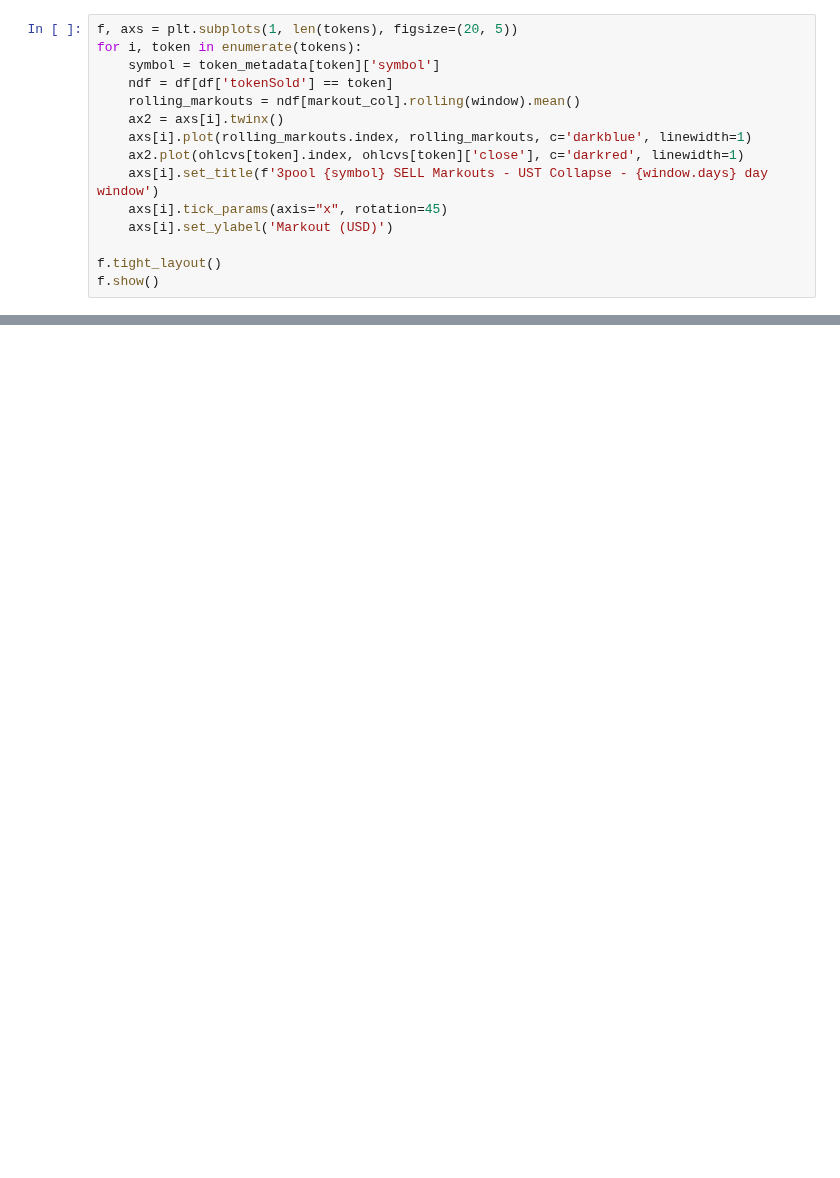
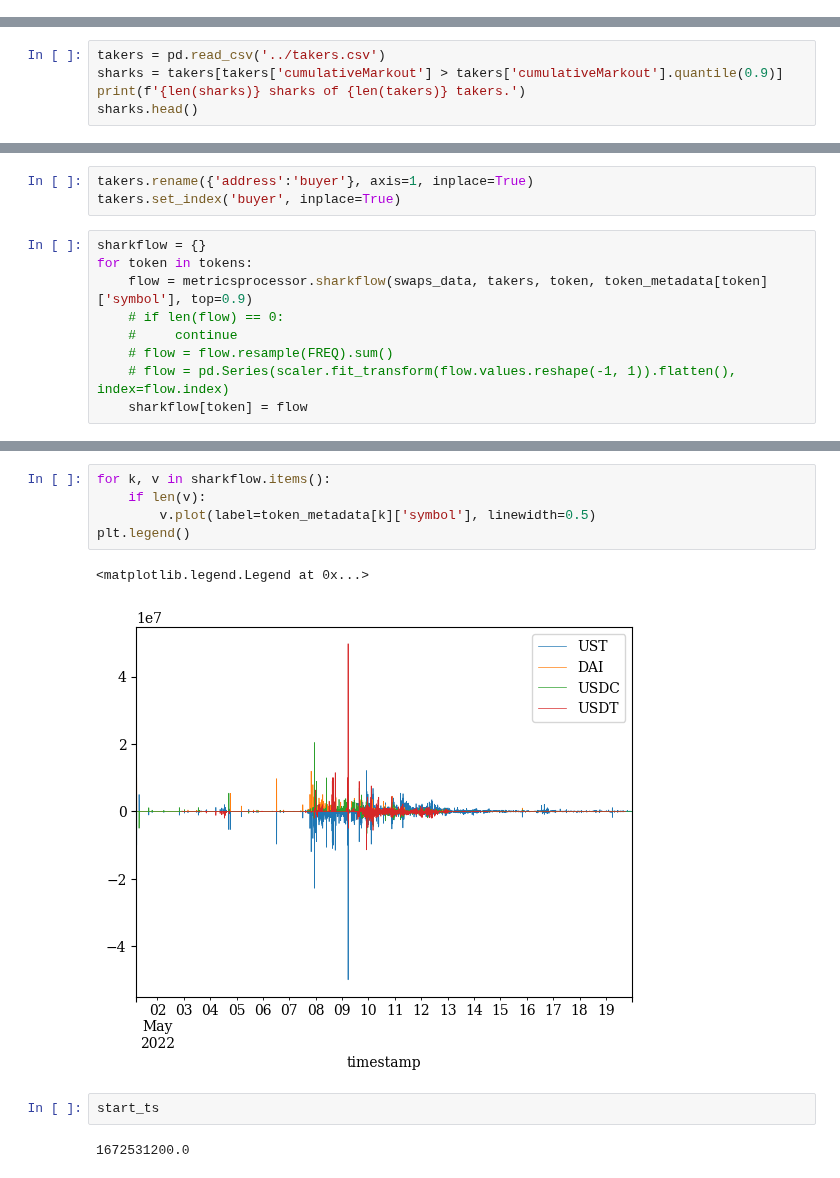
Before and after one commit to xenophonlabs/curve-lp-metrics, a Jupyter notebook: notebooks/sharks.ipynb, the cells around one changed output, grey strips where cells are left out. Saved outputs shown, nothing was run; the diff lists cells and outputs as text; blank space fills up the shorter version.

```diff
--- a/notebooks/sharks.ipynb
+++ b/notebooks/sharks.ipynb
@@ -92,15 +53,0 @@ f.show()
-# %%
-f, axs = plt.subplots(1, len(tokens), figsize=(20, 5))
-for i, token in enumerate(tokens):
-    symbol = token_metadata[token]['symbol']
-    ndf = df[df['tokenSold'] == token]
-    rolling_markouts = ndf[markout_col].rolling(window).mean()
-    ax2 = axs[i].twinx()
-    axs[i].plot(rolling_markouts.index, rolling_markouts, c='darkblue', linewidth=1)
-    ax2.plot(ohlcvs[token].index, ohlcvs[token]['close'], c='darkred', linewidth=1)
-    axs[i].set_title(f'3pool {symbol} SELL Markouts - UST Collapse - {window.days} day window')
-    axs[i].tick_params(axis="x", rotation=45)
-    axs[i].set_ylabel('Markout (USD)')
-
-f.tight_layout()
-f.show()
@@ -219,0 +75,5 @@ pool_metadata
+# %%
+takers = pd.read_csv('../takers.csv')
+sharks = takers[takers['cumulativeMarkout'] > takers['cumulativeMarkout'].quantile(0.9)]
+print(f'{len(sharks)} sharks of {len(takers)} takers.')
+sharks.head()
@@ -219,0 +88,12 @@ pool_metadata
+# %%
+takers.rename({'address':'buyer'}, axis=1, inplace=True)
+takers.set_index('buyer', inplace=True)
+# %%
+sharkflow = {}
+for token in tokens:
+    flow = metricsprocessor.sharkflow(swaps_data, takers, token, token_metadata[token]['symbol'], top=0.9)
+    # if len(flow) == 0:
+    #     continue
+    # flow = flow.resample(FREQ).sum()
+    # flow = pd.Series(scaler.fit_transform(flow.values.reshape(-1, 1)).flatten(), index=flow.index)
+    sharkflow[token] = flow
@@ -219,0 +116,12 @@ pool_metadata
+# %%
+for k, v in sharkflow.items():
+    if len(v):
+        v.plot(label=token_metadata[k]['symbol'], linewidth=0.5)
+plt.legend()
+# %% [output]
+<matplotlib.legend.Legend at 0x...>
+[figure, added]
+# %%
+start_ts
+# %% [output]
+1672531200.0
```
Also changed, not shown: parts of 27 cells of this notebook, 15 other files.
